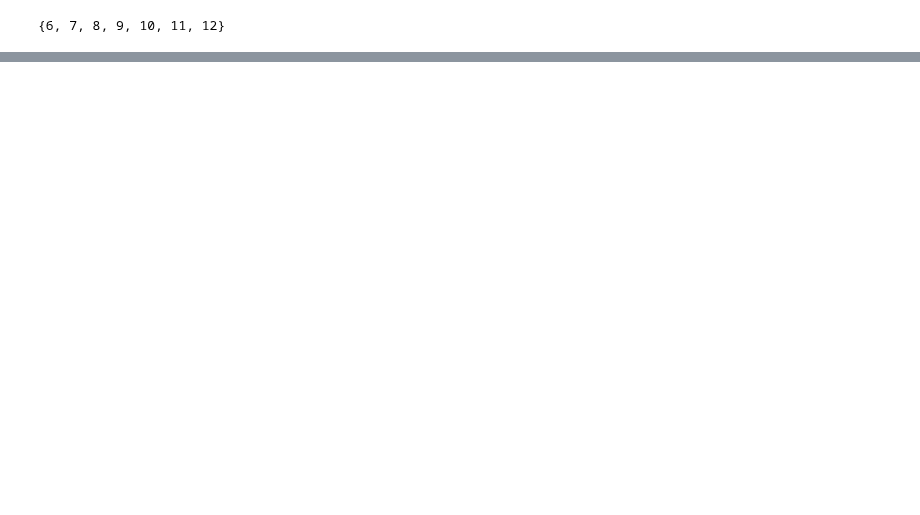
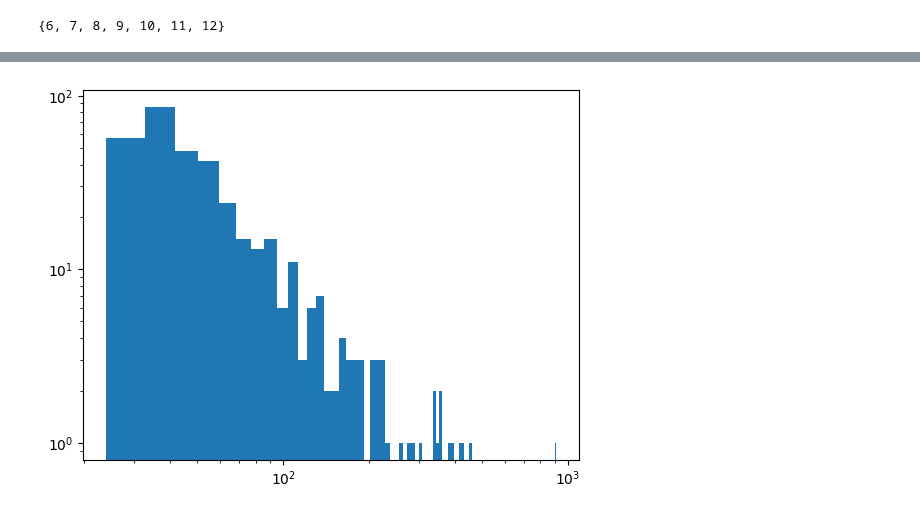
Before and after one commit to wherediddavidgo/multitemporal_RSSA, a Jupyter notebook: ew_distributions_AHG.ipynb, the cells around one changed output, grey strips where cells are left out. Drawn from its saved outputs; the diff is of its cells as text; code cells hidden in the pictures; blank space fills up the shorter version.

```diff
--- a/ew_distributions_AHG.ipynb
+++ b/ew_distributions_AHG.ipynb
@@ -43,2 +48,2 @@ NameError: name 'gpd' is not defined
 # %%
-Qid = Dataset('/content/drive/MyDrive/grades_Q/GRADES-hydroDL_V2.0_pfaf_07_2018.nc')
+Qarray = xr.open_dataset('/content/drive/MyDrive/grades_Q/GRADES-hydroDL_V2.0_pfaf_07_2024.nc')
@@ -81,5 +91,5 @@ points_w_comid = gpd.sjoin_nearest(ew_points[['iindex', 'geometry', 'riv_length'
 # %%
-years = [2018]
+years = [2024]
 months = [1, 2, 3, 4, 5, 6, 7, 8, 9, 10, 11, 12]
 df_list = []
 
@@ -88,7 +98,12 @@ for y in years:
         df_list.append(pd.read_csv(f'/content/drive/MyDrive/effwidth_results/all_sites/effwidths_{m}_{y}_20250928.csv'))
 
 widths = pd.concat(df_list)
+
+widths['date'] = widths.apply(lambda x: datetime.date(int(x['img_id'][10:14]), int(x['img_id'][14:16]), int(x['img_id'][16:18])), axis=1)
+widths['date'] = pd.to_datetime(widths.date)
+
 widths = pd.merge(widths, ew_points, on='iindex', how='left')
+
 widths
 # %% [output]
 |  | Unnamed: 0 | img_id | iindex | n_pixels | n_valid | n_river | n_cloud | n_snow | n_cloudriver | n_edge | ... |
@@ -114,6 +129,8 @@ widths_filtered = widths.copy()
 widths_filtered = widths_filtered.loc[widths_filtered.fraction_cloud < 0.2]
 widths_filtered = widths_filtered.loc[widths_filtered.fraction_snow < 0.2]
 widths_filtered = widths_filtered.loc[widths_filtered.n_edge < widths_filtered.n_river]
+# %%
+widths_filtered['GRADES'] = widths_filtered.apply(lambda x: Qarray['Qout'].sel(time=(x['date']), rivid=x['COMID']).values, axis=1)
 # %%
 allos = set(widths_filtered.NewSO.tolist())
 print(allos)
@@ -121,0 +156,2 @@ print(allos)
+# %%
+medians = widths_filtered.groupby('iindex')['sat_width_m'].agg('median')
@@ -121,0 +160,15 @@ print(allos)
+# %%
+kde = gaussian_kde(medians)
+x_kde = np.linspace(min(medians), max(medians), 100)
+kde_values = kde(x_kde)
+
+
+fig, ax = plt.subplots()
+# ax.plot(x_kde, kde_values)
+ax.hist(medians, bins=100)
+ax.set_xscale('log')
+ax.set_yscale('log')
+
+## sanity check... aggregating across stream orders looks like a pareto!!!!!!
+# %% [output]
+[figure, added]
```
Also changed, not shown: parts of 16 cells of this notebook.
